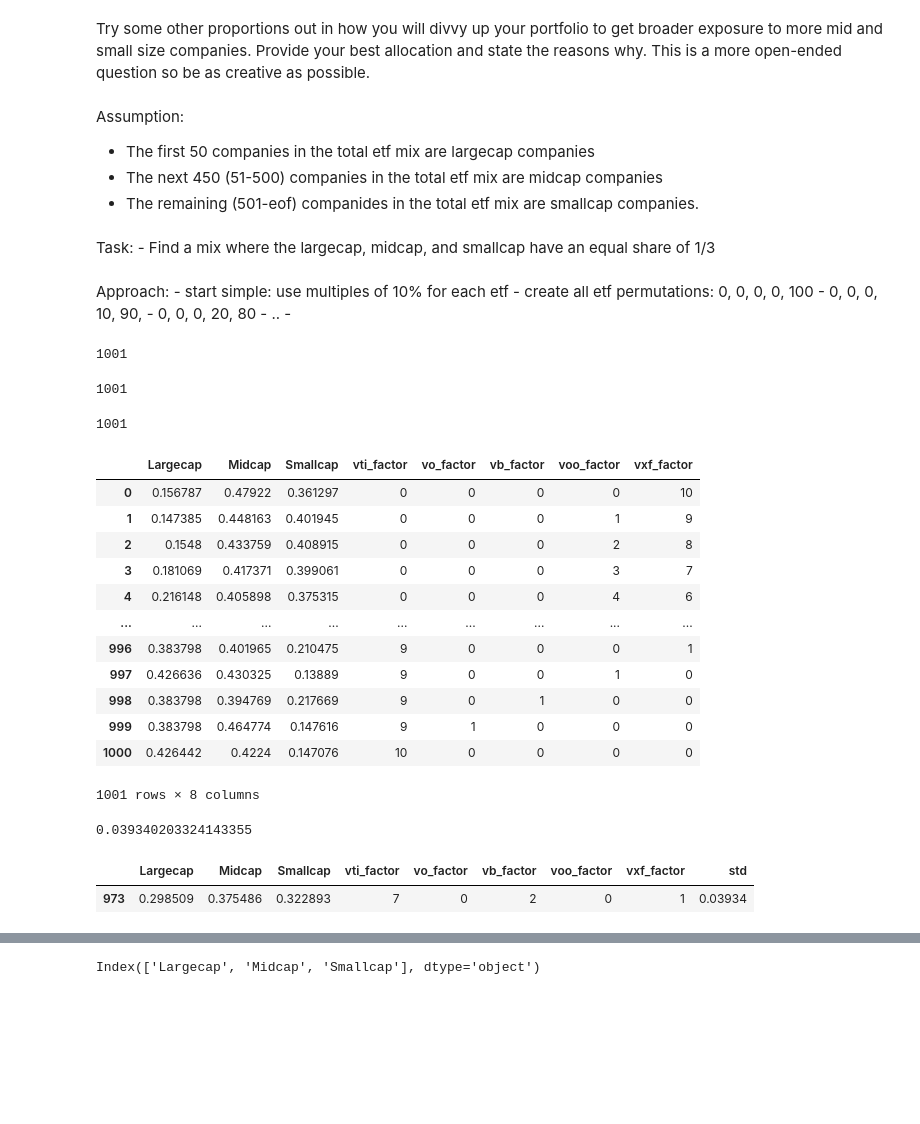
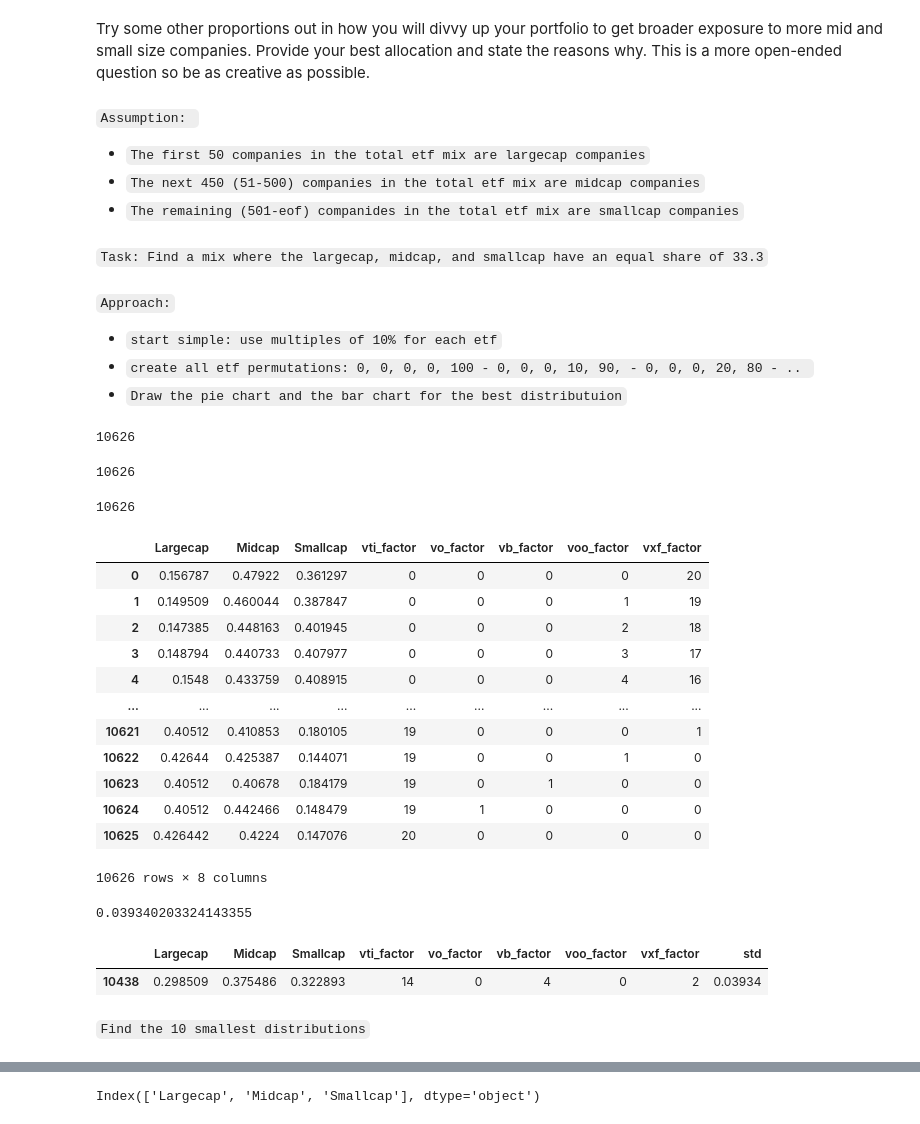
Before and after one commit to tcd1558/MMD_Week8_Homework, a Jupyter notebook: HW_DataViz.2.ipynb, the cells around one changed output, grey strips where cells are left out. Saved outputs shown, nothing was run; the diff lists cells and outputs as text; code cells hidden in the pictures; blank space fills up the shorter version.

```diff
--- a/HW_DataViz.2.ipynb
+++ b/HW_DataViz.2.ipynb
@@ -423,20 +581,21 @@ Comment: What are the numbers on the Y-axis? That can not be Company Count or In
 # %% [markdown]
 Try some other proportions out in how you will divvy up your portfolio to get broader exposure to more mid and small size companies. Provide your best allocation and state the reasons why. This is a more open-ended question so be as creative as possible.
 # %% [markdown]
-Assumption:
-   - The first 50 companies in the total etf mix are largecap companies
-   - The next 450 (51-500) companies in the total etf mix are midcap companies
-   - The remaining (501-eof) companides in the total etf mix are smallcap companies.
+`Assumption: `
+   - `The first 50 companies in the total etf mix are largecap companies`
+   - `The next 450 (51-500) companies in the total etf mix are midcap companies`
+   - `The remaining (501-eof) companides in the total etf mix are smallcap companies`
 # %% [markdown]
-Task:
-    - Find a mix where the largecap, midcap, and smallcap have an equal share of 1/3
+`Task:
+    Find a mix where the largecap, midcap, and smallcap have an equal share of 33.3`
 # %% [markdown]
-Approach:
-    - start simple: use multiples of 10% for each etf
-    - create all etf permutations: 0, 0, 0, 0, 100 - 0, 0, 0, 10, 90, - 0, 0, 0, 20, 80 - ..
-    -
+`Approach:`
+- `start simple: use multiples of 10% for each etf`
+- `create all etf permutations: 0, 0, 0, 0, 100 - 0, 0, 0, 10, 90, - 0, 0, 0, 20, 80 - .. `
+- `Draw the pie chart and the bar chart for the best distributuion`
 # %%
-limit=10
+# Create the permutation for all ETF
+limit=20
 count=1
 for i in range(limit+1):
     for j in range(limit+1):
@@ -449,7 +608,6 @@ for i in range(limit+1):
                         #print(count, 'vti: ', i, 'j: ', j, 'k: ', k, 'l: ', l, 'm: ', m)
                         count+=1
 print(count-1)
-
 # count - permutation includes records:
 # 1 - 5
 # 2 - 15   ->
@@ -458,12 +616,13 @@ print(count-1)
 # 5 - 126
 # 6 - 210
 # 10 - 1001
-#
+# 20 - 10626
+# 50 > 1h
 # A pentatope number is a number in the fifth cell of any row of Pascal's triangle
 # starting with the 5-term row 1 4 6 4 1 either from left to right or from right to left.
 # The first few numbers of this kind are: 1, 5, 15, 35, 70, 126, 210, 330, 495, 715, 1001, 1365
 # (sequence A000332 in the OEIS)
 # https://en.wikipedia.org/wiki/Pentatope_number#:~:text=A%20pentatope%20number%20is%20a,sequence%20A000332%20in%20the%20OEIS)
 # %% [output]
-1001
+10626
 # %%
@@ -481,11 +641,11 @@ def pentalope(limit):
                             count+=1
     return(count-1)
 # %%
-print(pentalope(10))
+print(pentalope(20))
 # %% [output]
-1001
+10626
 # %%
-limit=10
+limit=20  # 20 takes ca 10 minutes
 cnt=0
 for i in range(limit+1):
     for j in range(limit+1):
@@ -550,46 +710,46 @@ for i in range(limit+1):
                         df['voo_share']=df['voo_share'].fillna(0.0)
                         df['vxf_share']=df['vxf_share'].fillna(0.0)
 
                         # Create a new columns with the % of the total column value
                         df['total_share'] = (i*df['vti_share'] + j*df['vo_share'] + k*df['vb_share'] + l*df['voo_share'] + m*df['vxf_share'])/limit
 
                         # Create a data frame 'short_list' with just holding and tota_share. Sort it by total_share inplace.
                         short_list=df.loc[:,['holding', 'total_share']]
                         short_list.sort_values(by = 'total_share', ascending = False, inplace = True)
 
                         # Calculate the largecap, midcap, and smallcap sum
                         largecap=short_list[0:50]['total_share'].sum()
                         midcap=short_list[51:500]['total_share'].sum()
                         smallcap=short_list[501:]['total_share'].sum()
                         #print(largecap, midcap, smallcap, i, j, k, l, m)
                         if(cnt==0):
                             distribution=pd.DataFrame(columns=['Largecap', 'Midcap', 'Smallcap', 'vti_factor', 'vo_factor', 'vb_factor', 'voo_factor', 'vxf_factor'], index = range(pentalope(limit)))
                         distribution.iloc[cnt,:]=[largecap, midcap, smallcap, i, j, k, l, m]
                         #distribution.iloc[0,:]=[largecap, midcap, smallcap]
 
                         cnt+=1
 
 #df
 #short_list
 print(pentalope(limit))
 # although pentalope(10)=1001 and distribution=pd.Dataframe should create only 1001 lines, it creates 4081
 distribution.dropna(axis=0, inplace=True)
 distribution
 # %% [output]
-1001
+10626
 |  | Largecap | Midcap | Smallcap | vti_factor | vo_factor | vb_factor | voo_factor | vxf_factor |
-| 0 | 0.156787 | 0.47922 | 0.361297 | 0 | 0 | 0 | 0 | 10 |
-| 1 | 0.147385 | 0.448163 | 0.401945 | 0 | 0 | 0 | 1 | 9 |
-| 2 | 0.1548 | 0.433759 | 0.408915 | 0 | 0 | 0 | 2 | 8 |
-| 3 | 0.181069 | 0.417371 | 0.399061 | 0 | 0 | 0 | 3 | 7 |
-| 4 | 0.216148 | 0.405898 | 0.375315 | 0 | 0 | 0 | 4 | 6 |
+| 0 | 0.156787 | 0.47922 | 0.361297 | 0 | 0 | 0 | 0 | 20 |
+| 1 | 0.149509 | 0.460044 | 0.387847 | 0 | 0 | 0 | 1 | 19 |
+| 2 | 0.147385 | 0.448163 | 0.401945 | 0 | 0 | 0 | 2 | 18 |
+| 3 | 0.148794 | 0.440733 | 0.407977 | 0 | 0 | 0 | 3 | 17 |
+| 4 | 0.1548 | 0.433759 | 0.408915 | 0 | 0 | 0 | 4 | 16 |
 | ... | ... | ... | ... | ... | ... | ... | ... | ... |
-| 996 | 0.383798 | 0.401965 | 0.210475 | 9 | 0 | 0 | 0 | 1 |
-| 997 | 0.426636 | 0.430325 | 0.13889 | 9 | 0 | 0 | 1 | 0 |
-| 998 | 0.383798 | 0.394769 | 0.217669 | 9 | 0 | 1 | 0 | 0 |
-| 999 | 0.383798 | 0.464774 | 0.147616 | 9 | 1 | 0 | 0 | 0 |
-| 1000 | 0.426442 | 0.4224 | 0.147076 | 10 | 0 | 0 | 0 | 0 |
+| 10621 | 0.40512 | 0.410853 | 0.180105 | 19 | 0 | 0 | 0 | 1 |
+| 10622 | 0.42644 | 0.425387 | 0.144071 | 19 | 0 | 0 | 1 | 0 |
+| 10623 | 0.40512 | 0.40678 | 0.184179 | 19 | 0 | 1 | 0 | 0 |
+| 10624 | 0.40512 | 0.442466 | 0.148479 | 19 | 1 | 0 | 0 | 0 |
+| 10625 | 0.426442 | 0.4224 | 0.147076 | 20 | 0 | 0 | 0 | 0 |
-1001 rows × 8 columns
+10626 rows × 8 columns
 # %%
 # find factor combination closest to 1/3 largecap, 1/3, midcap, 1/3 smallcapp
 # How: create another column with the standard deviation of Largecap, Midcap, Smallcap.
@@ -602,6 +762,9 @@ distribution['std'].min()
 # %%
 distribution.loc[distribution['std'] == distribution['std'].min()]
 #10: 973	0.298509	0.375486	0.322893	7	0	2	0	1	0.03934
+#20: 10438	0.298509	0.375486	0.322893	14	0	4	0	2	0.03934
 # %% [output]
 |  | Largecap | Midcap | Smallcap | vti_factor | vo_factor | vb_factor | voo_factor | vxf_factor | std |
-| 973 | 0.298509 | 0.375486 | 0.322893 | 7 | 0 | 2 | 0 | 1 | 0.03934 |
+| 10438 | 0.298509 | 0.375486 | 0.322893 | 14 | 0 | 4 | 0 | 2 | 0.03934 |
+# %% [markdown]
+`Find the 10 smallest distributions`
```
Also changed, not shown: parts of 72 cells of this notebook.
